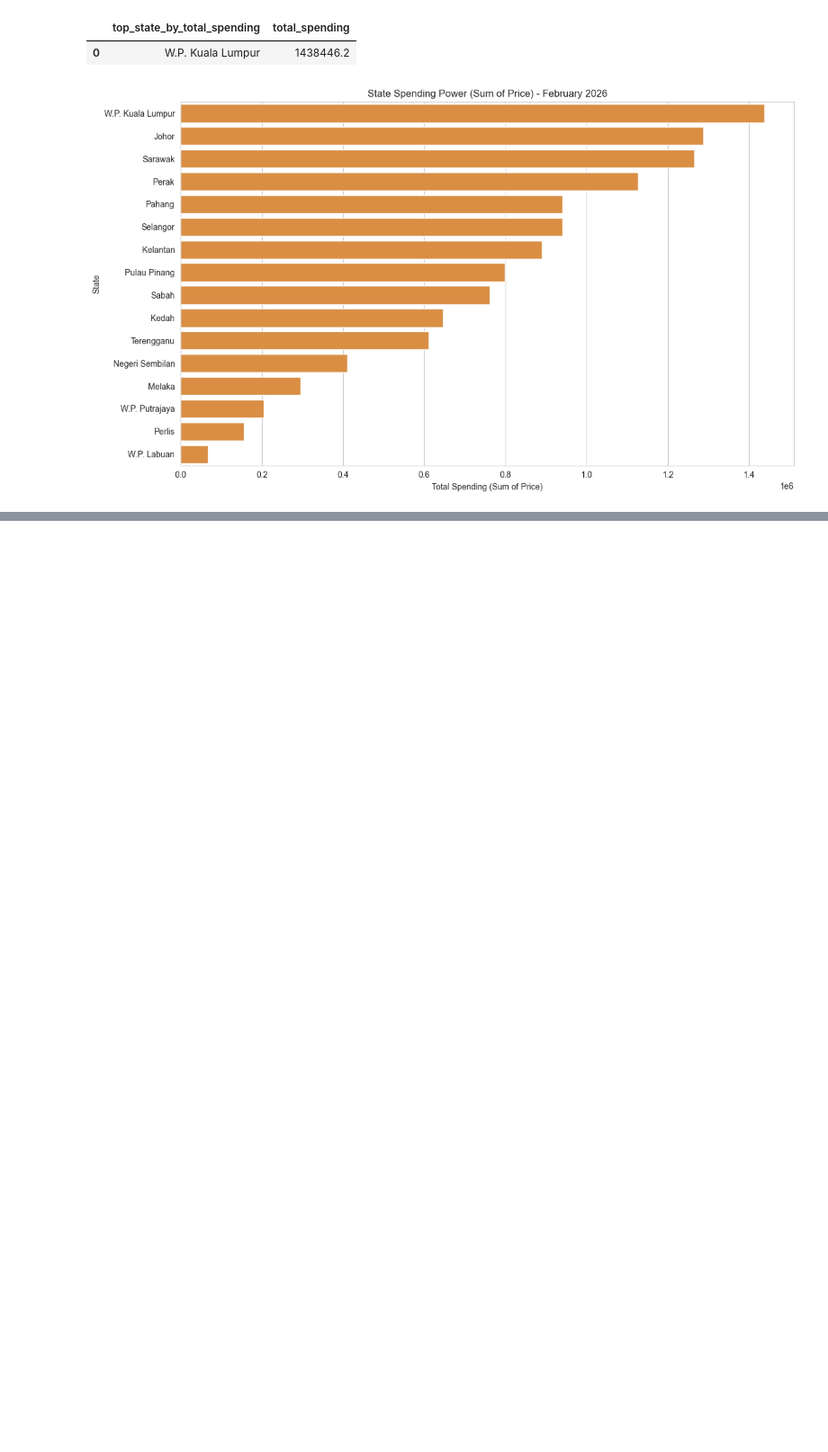
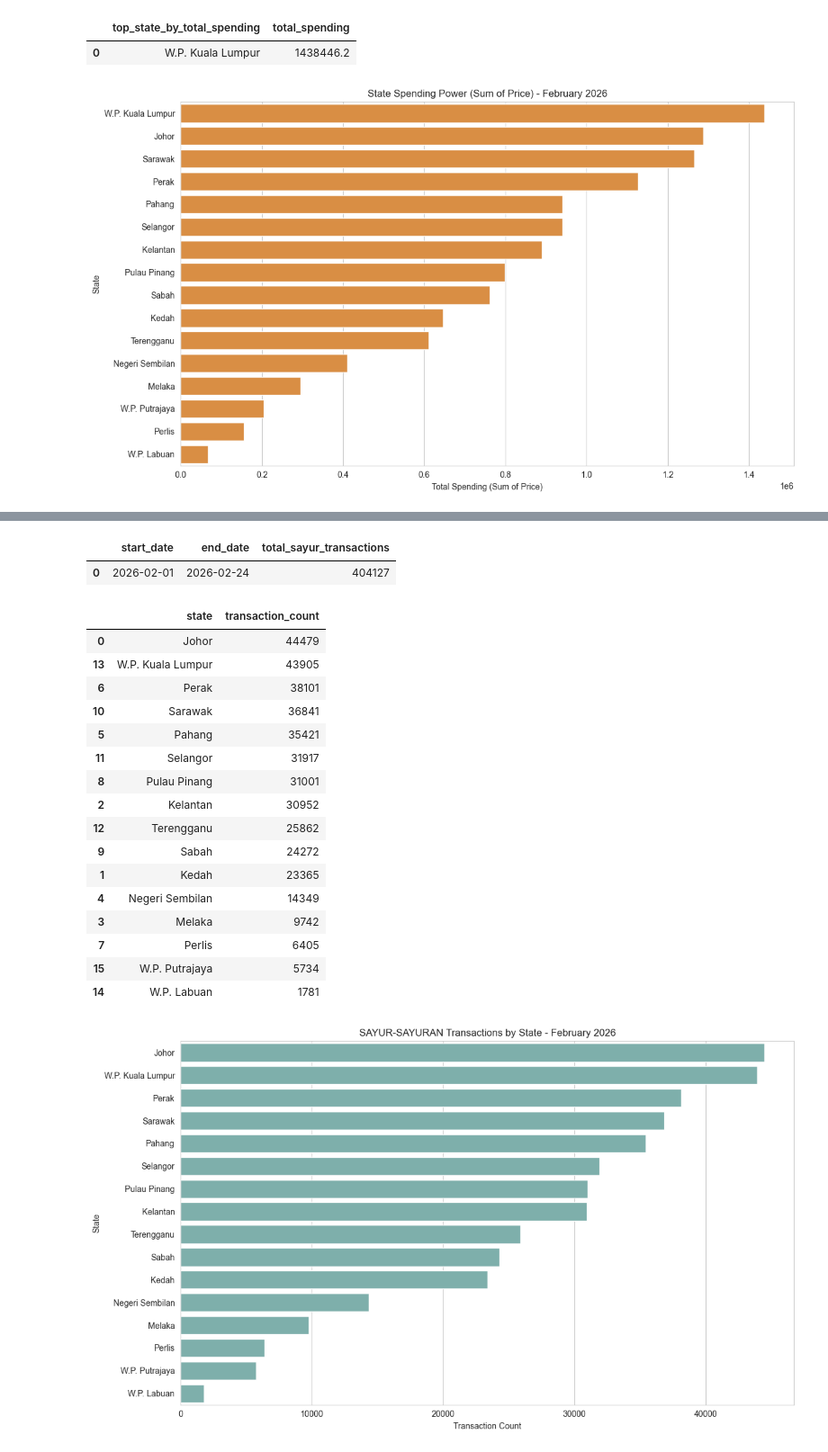
Before and after one commit to khorzhenwin/malaysian-economic-pricing, a Jupyter notebook: consumer-pricing-analysis.ipynb, the cells around one changed output, grey strips where cells are left out. Shown at 90% size. Saved outputs shown, nothing was run; the diff lists cells and outputs as text; code cells hidden in the pictures; blank space fills up the shorter version.

```diff
--- a/consumer-pricing-analysis.ipynb
+++ b/consumer-pricing-analysis.ipynb
@@ -244,0 +381,80 @@ plt.show()
+# %%
+# Filter SAYUR-SAYURAN transactions
+sayur_df = feb_2026_df.loc[
+    feb_2026_df["item_category"].str.upper() == "SAYUR-SAYURAN"
+].copy()
+
+# Summary: total SAYUR-SAYURAN purchases by state
+sayur_state_summary = (
+    sayur_df.groupby("state", as_index=False)
+    .size()
+    .rename(columns={"size": "transaction_count"})
+    .sort_values("transaction_count", ascending=False)
+)
+
+display(pd.DataFrame([{
+    "start_date": sayur_df["date"].min(),
+    "end_date": sayur_df["date"].max(),
+    "total_sayur_transactions": len(sayur_df),
+}]))
+display(sayur_state_summary)
+
+plt.figure(figsize=(12, 7))
+ax = sns.barplot(
+    data=sayur_state_summary,
+    x="transaction_count",
+    y="state",
+    order=sayur_state_summary["state"],
+    color="#76B7B2"
+)
+ax.set_title("SAYUR-SAYURAN Transactions by State - February 2026")
+ax.set_xlabel("Transaction Count")
+ax.set_ylabel("State")
+plt.tight_layout()
+plt.show()
+
+# Daily trend by state for SAYUR-SAYURAN
+sayur_daily_state = (
+    sayur_df.groupby(["date", "state"], as_index=False)
+    .size()
+    .rename(columns={"size": "transaction_count"})
+    .sort_values(["state", "date"])
+)
+
+display(sayur_daily_state.head(30))
+
+plt.figure(figsize=(14, 7))
+sns.lineplot(
+    data=sayur_daily_state,
+    x="date",
+    y="transaction_count",
+    hue="state",
+    marker="o"
+)
+plt.title("Daily SAYUR-SAYURAN Transactions by State - February 2026")
+plt.xlabel("Date")
+plt.ylabel("Transaction Count")
+plt.legend(title="State", bbox_to_anchor=(1.02, 1), loc="upper left")
+plt.tight_layout()
+plt.show()
+# %% [output]
+|  | start_date | end_date | total_sayur_transactions |
+| 0 | 2026-02-01 | 2026-02-24 | 404127 |
+|  | state | transaction_count |
+| 0 | Johor | 44479 |
+| 13 | W.P. Kuala Lumpur | 43905 |
+| 6 | Perak | 38101 |
+| 10 | Sarawak | 36841 |
+| 5 | Pahang | 35421 |
+| 11 | Selangor | 31917 |
+| 8 | Pulau Pinang | 31001 |
+| 2 | Kelantan | 30952 |
+| 12 | Terengganu | 25862 |
+| 9 | Sabah | 24272 |
+| 1 | Kedah | 23365 |
+| 4 | Negeri Sembilan | 14349 |
+| 3 | Melaka | 9742 |
+| 7 | Perlis | 6405 |
+| 15 | W.P. Putrajaya | 5734 |
+| 14 | W.P. Labuan | 1781 |
+[figure, added]
```
Also changed, not shown: parts of 11 cells of this notebook.
